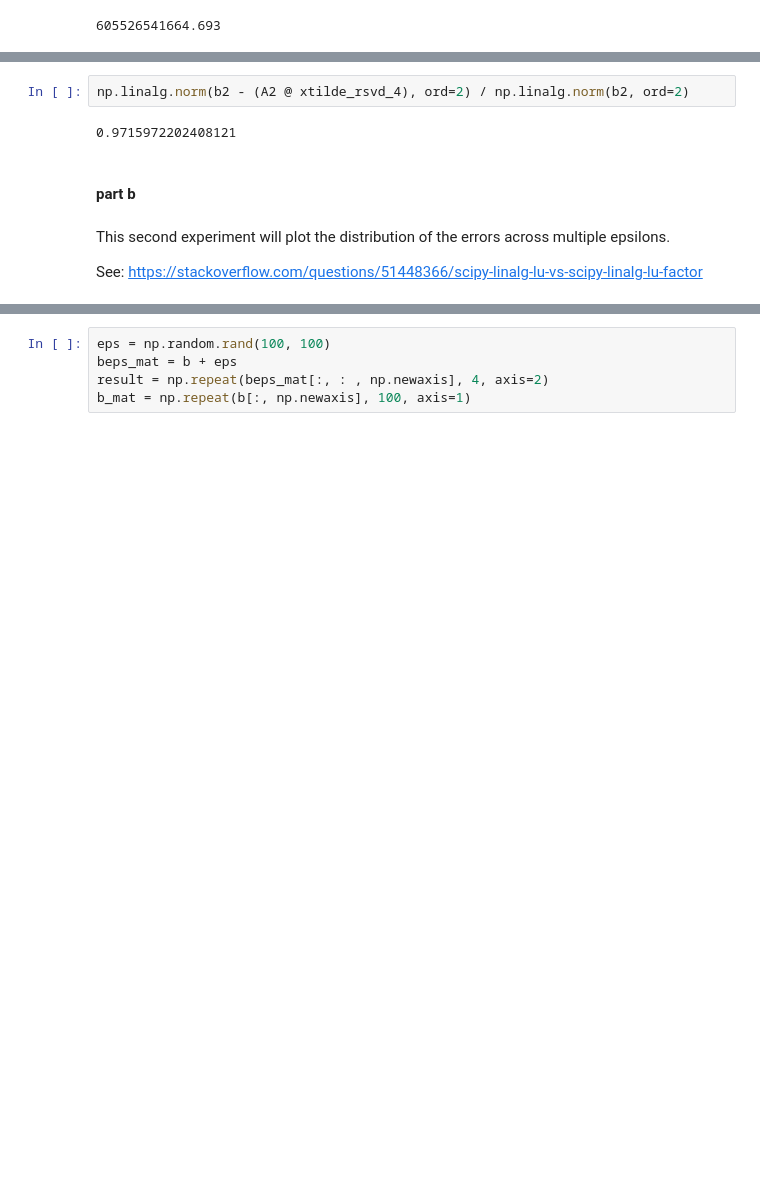
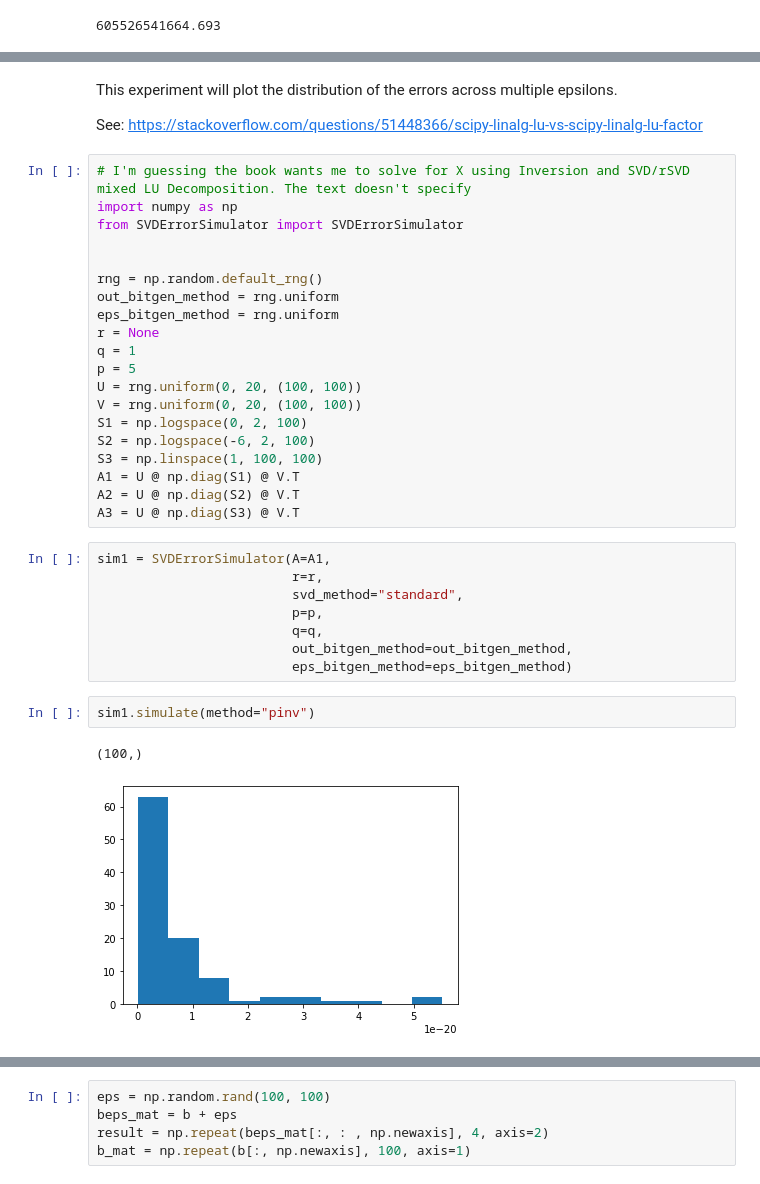
Before and after one commit to stochasticallyconverging/datadrivenengineering, a Jupyter notebook: svd.ipynb, the cells around one changed output, grey strips where cells are left out. Drawn from its saved outputs; the diff is of its cells as text; blank space fills up the shorter version.

Commit message:
lu_solver and pinv_solver implementations of the fit method are working correctly. output matrix generation and indexing problems solved.

```diff
--- a/svd.ipynb
+++ b/svd.ipynb
@@ -383,10 +320,37 @@ np.linalg.norm(b2 - (A1 @ xtilde_rsvd_3), ord=2) / np.linalg.norm(b2, ord=2)
-# %%
-np.linalg.norm(b2 - (A2 @ xtilde_rsvd_4), ord=2) / np.linalg.norm(b2, ord=2)
-# %% [output]
-0.9715972202408121
-# %% [markdown]
-#### part b
 # %% [markdown]
-This second experiment will plot the distribution of the errors across multiple epsilons.
+This experiment will plot the distribution of the errors across multiple epsilons.
 
 See: https://stackoverflow.com/questions/51448366/scipy-linalg-lu-vs-scipy-linalg-lu-factor
+# %%
+# I'm guessing the book wants me to solve for X using Inversion and SVD/rSVD mixed LU Decomposition. The text doesn't specify
+import numpy as np
+from SVDErrorSimulator import SVDErrorSimulator
+
+
+rng = np.random.default_rng()
+out_bitgen_method = rng.uniform
+eps_bitgen_method = rng.uniform
+r = None
+q = 1
+p = 5
+U = rng.uniform(0, 20, (100, 100))
+V = rng.uniform(0, 20, (100, 100))
+S1 = np.logspace(0, 2, 100)
+S2 = np.logspace(-6, 2, 100)
+S3 = np.linspace(1, 100, 100)
+A1 = U @ np.diag(S1) @ V.T
+A2 = U @ np.diag(S2) @ V.T
+A3 = U @ np.diag(S3) @ V.T
+# %%
+sim1 = SVDErrorSimulator(A=A1,
+                         r=r,
+                         svd_method="standard",
+                         p=p,
+                         q=q,
+                         out_bitgen_method=out_bitgen_method,
+                         eps_bitgen_method=eps_bitgen_method)
+# %%
+sim1.simulate(method="pinv")
+# %% [output]
+(100,)
+[figure, added]
```
Also changed, not shown: parts of 15 cells of this notebook, 1 other file.
